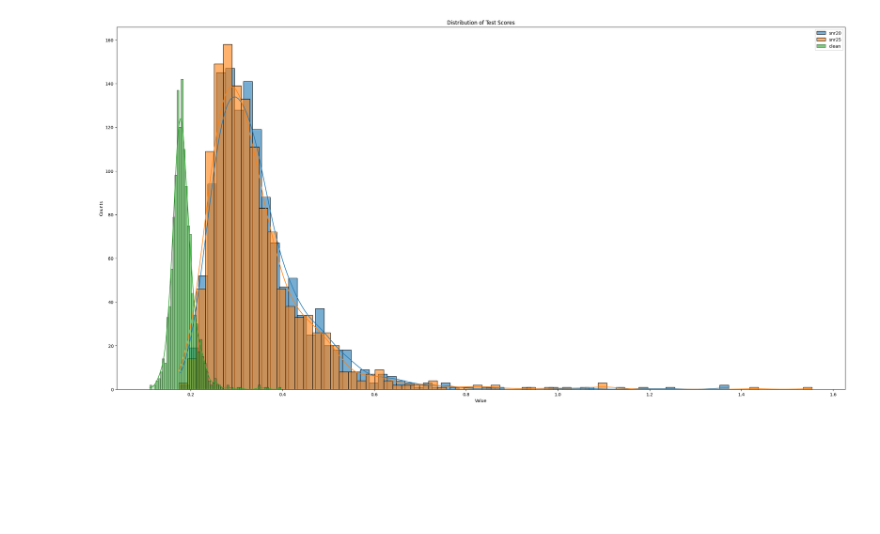
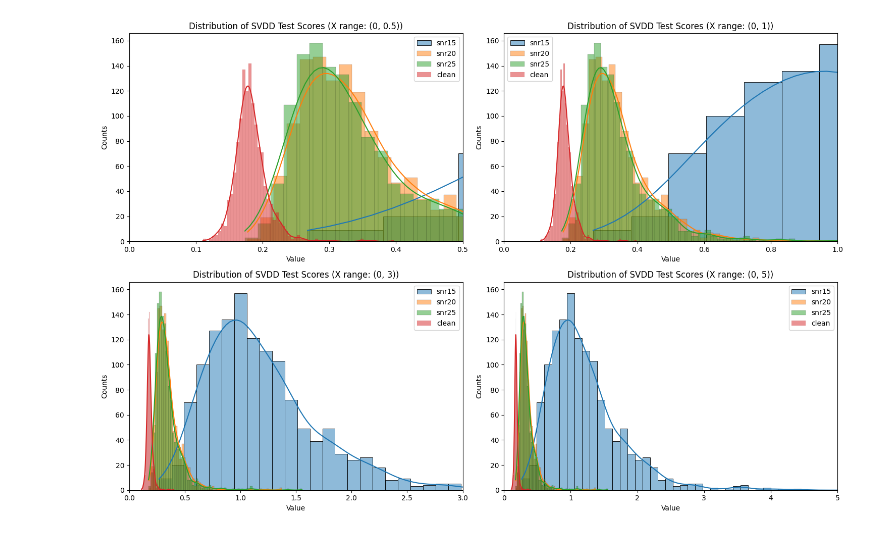
Before and after one commit to 610494/SVDD, a Jupyter notebook: json_distribution.ipynb, the cells around one changed output. Drawn from its saved outputs; the diff is of its cells as text; code cells hidden in the pictures; blank space fills up the shorter version.

```diff
--- a/json_distribution.ipynb
+++ b/json_distribution.ipynb
@@ -1,34 +1,41 @@
 # %%
 import pandas as pd
 import matplotlib.pyplot as plt
 import seaborn as sns
 import json
 
 def process_json(json_file_path):
     with open(json_file_path, "r") as json_file:
         data = json.load(json_file)
 
     test_scores = data.get("test_scores", [])
     scores = [score for score, _ in test_scores]
     return scores
 
 json_files = [
     ("./log/results_snr15.json", "snr15"),
     ("./log/results_snr20.json", "snr20"),
     ("./log/results_snr25.json", "snr25"),
     ("./log/results_clean.json", "clean"),
 ]
 
-plt.figure(figsize=(30, 15))
+# Set x range
+x_ranges = [(0, 0.5), (0, 1), (0, 3), (0, 5)]
+fig, axs = plt.subplots(2, 2, figsize=(15, 10))
 
-for json_path, name in json_files:
-    scores = process_json(json_path)
-    sns.histplot(scores, kde=True, label=name, alpha=0.6)  # Use alpha to adjust transparency
+for x_range, ax in zip(x_ranges, axs.flat):
+    ax.set_title(f"Distribution of SVDD Test Scores (X range: {x_range})")
 
-plt.xlabel('Value')
-plt.ylabel('Counts')
-plt.title('Distribution of Test Scores')
-plt.legend()
+    for json_path, name in json_files:
+        scores = process_json(json_path)
+        sns.histplot(scores, kde=True, label=name, alpha=0.5, ax=ax)  # Use alpha to adjust transparency
+
+    ax.set_xlabel('Value')
+    ax.set_ylabel('Counts')
+    ax.set_xlim(x_range)
+    ax.legend()
+
+plt.tight_layout()
 plt.show()
 # %% [output]
-[figure, old version]
+[figure, new version]
```
Also changed, not shown: 1 other file.
